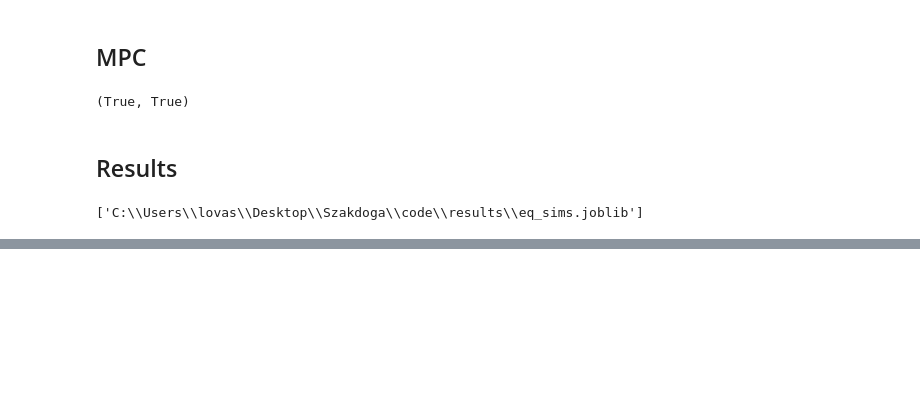
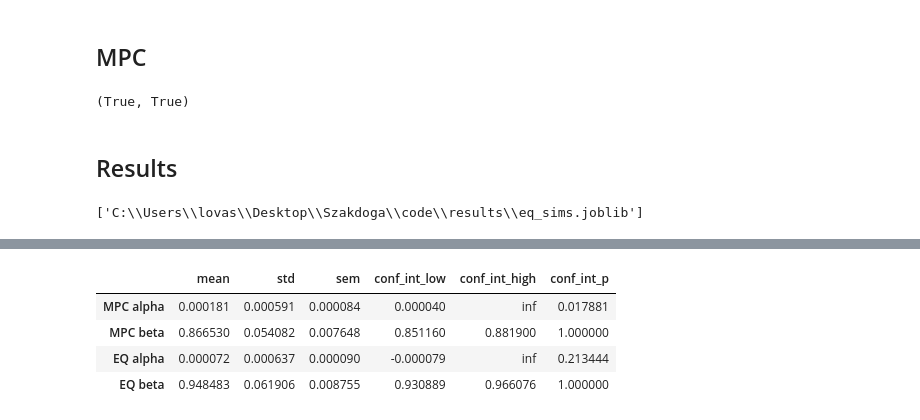
Before and after one commit to V4laky/PortfolioMPC, a Jupyter notebook: notebooks/convex_opt.ipynb, the cells around one changed output, grey strips where cells are left out. Cells and saved outputs as stored; diff of their text form; code cells hidden in the pictures; blank space fills up the shorter version.

```diff
--- a/notebooks/convex_opt.ipynb
+++ b/notebooks/convex_opt.ipynb
@@ -183,0 +137,18 @@ def compute_metrics(returns):
+# %%
+from statsmodels.regression import linear_model
+import statsmodels.api as sm
+
+mpc_capm = []
+eq_capm = []
+
+for col in returns['MPC'].columns:
+    lm = linear_model.OLS(returns['MPC'][col], sm.add_constant(returns['Market'][col])).fit()
+    mpc_capm.append(lm)
+
+    lm = linear_model.OLS(returns['EQ'][col], sm.add_constant(returns['Market'][col])).fit()
+    eq_capm.append(lm)
+# %%
+capm_coeffs = pd.DataFrame(index=['MPC alpha', 'MPC beta', 'EQ alpha', 'EQ beta'])
+
+for i in range(n_simulations):
+    capm_coeffs[i] = np.hstack([mpc_capm[i].params.values, eq_capm[i].params.values])
@@ -184 +157,10 @@ def compute_metrics(returns):
+# %%
+capm_summary = capm_coeffs.agg(['mean', 'std', 'sem', conf_int_low, conf_int_high, conf_int_p], axis=1)
+capm_summary # NOTE: betas are with mean (2 sided), alphas with 0 (greater) (so betas p are not very meaningful)
+# %% [output]
+|  | mean | std | sem | conf_int_low | conf_int_high | conf_int_p |
+| MPC alpha | 0.000181 | 0.000591 | 0.000084 | 0.000040 | inf | 0.017881 |
+| MPC beta | 0.866530 | 0.054082 | 0.007648 | 0.851160 | 0.881900 | 1.000000 |
+| EQ alpha | 0.000072 | 0.000637 | 0.000090 | -0.000079 | inf | 0.213444 |
+| EQ beta | 0.948483 | 0.061906 | 0.008755 | 0.930889 | 0.966076 | 1.000000 |
 # %%
```
Also changed, not shown: parts of 12 cells of this notebook, 2 other files.
